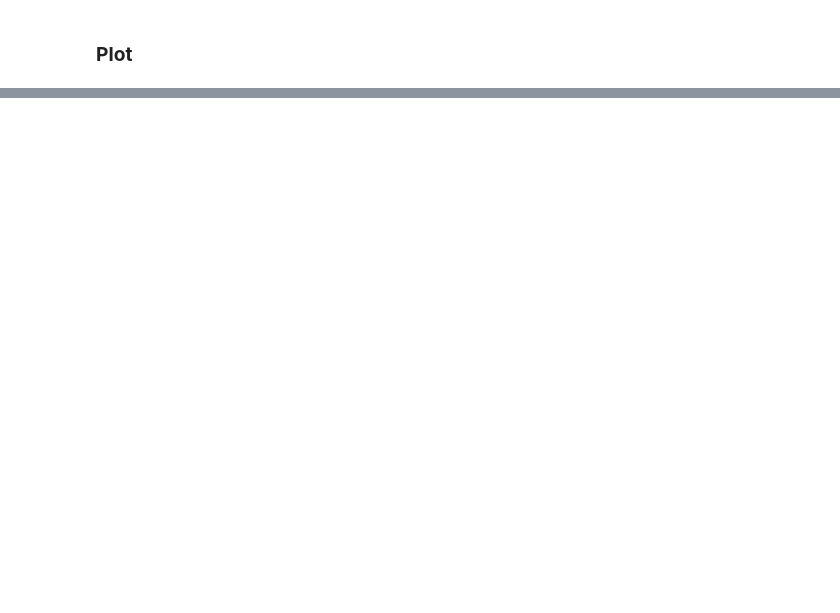
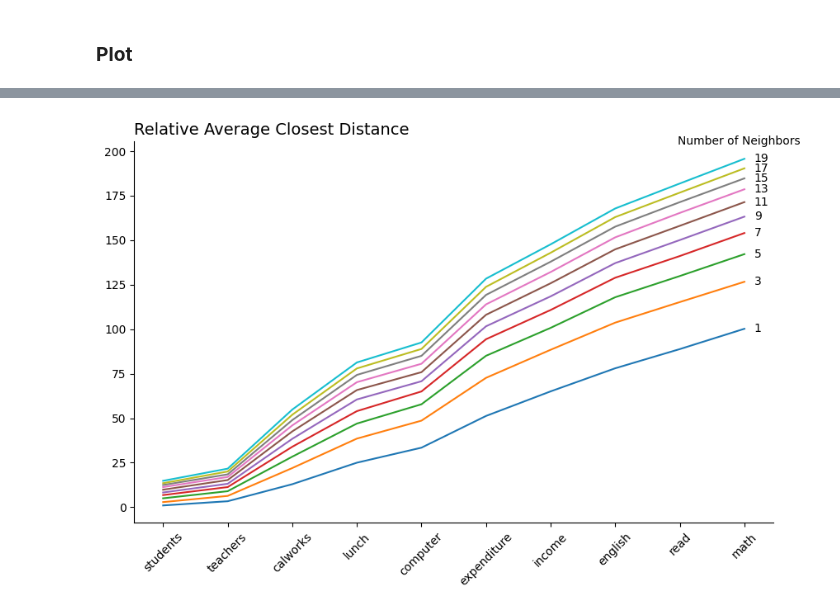
Before and after one commit to pharringtonp19/business-analytics, a Jupyter notebook: notebooks/regression/curse_of_dimensionality.ipynb, the cells around one changed output, grey strips where cells are left out. Saved outputs shown, nothing was run; the diff lists cells and outputs as text; code cells hidden in the pictures; blank space fills up the shorter version.

```diff
--- a/notebooks/regression/curse_of_dimensionality.ipynb
+++ b/notebooks/regression/curse_of_dimensionality.ipynb
@@ -93,0 +91,34 @@ plt.show()
+# %%
+plt.figure(figsize=(10, 6))
+
+# Plot each line and annotate the end with the label
+for i in rs:
+    y_values = np.array(Results[i]) / Results[1][0]
+    plt.plot(continuous_df.columns, y_values)
+
+    # Annotate the end of each line
+    note = f"{i}"  # Customize or use `i` or another label as needed
+    plt.annotate(
+        textwrap.fill(note, width=120),
+        xy=(.97, y_values[-1]),  # Set x to 1 (end of x-axis), y to last y value in the series
+        xycoords=('axes fraction', 'data'),  # Position relative to axis and data
+        ha='left',
+        va="center",
+        fontsize=10
+    )
+plt.annotate(
+    textwrap.fill('Number of Neighbors', width=120),
+    xy=(0.85, y_values[-1]+ 10),  # Set x to 1 (end of x-axis), y to last y value in the series
+    xycoords=('axes fraction', 'data'),  # Position relative to axis and data
+    ha='left',
+    va="center",
+    fontsize=10
+)
+plt.title('Relative Average Closest Distance', loc='left', size=14)
+plt.xticks(rotation=45)
+ax = plt.gca()
+ax.spines['right'].set_visible(False)
+ax.spines['top'].set_visible(False)
+plt.show()
+# %% [output]
+[figure, added]
```
Also changed, not shown: parts of 8 cells of this notebook.
